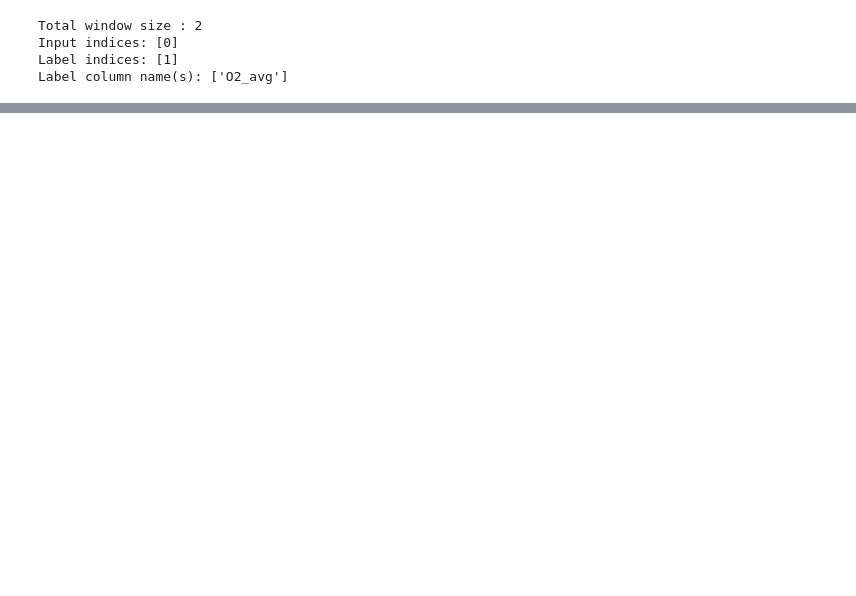
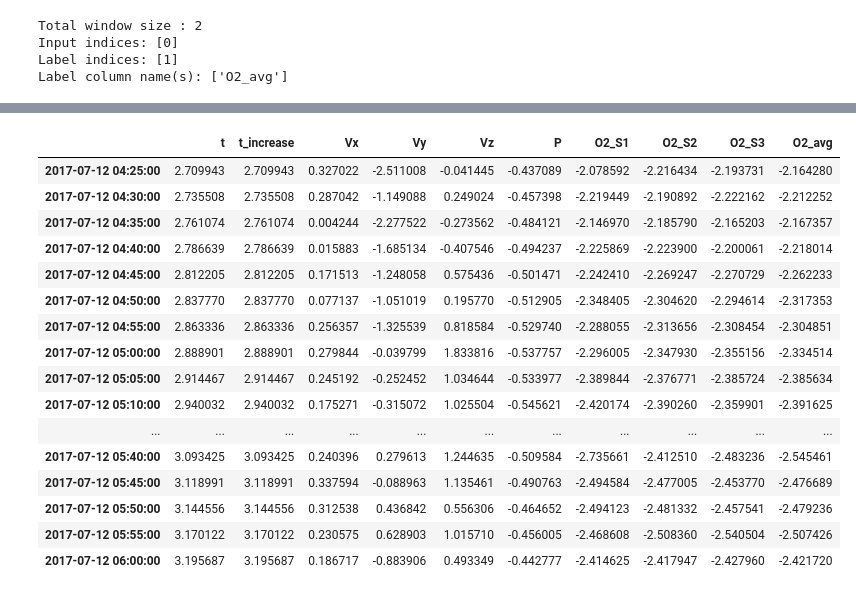
Before and after one commit to rzv09/smores_proj, a Jupyter notebook: src/lstm.ipynb, the cells around one changed output, grey strips where cells are left out. Saved outputs shown, nothing was run; the diff lists cells and outputs as text; code cells hidden in the pictures; blank space fills up the shorter version.

```diff
--- a/src/lstm.ipynb
+++ b/src/lstm.ipynb
@@ -375,0 +482,20 @@ wide_window.plot(baseline)
+# %%
+wide_window.test_df
+# %% [output]
+|  | t | t_increase | Vx | Vy | Vz | P | O2_S1 | O2_S2 | O2_S3 | O2_avg |
+| 2017-07-12 04:25:00 | 2.709943 | 2.709943 | 0.327022 | -2.511008 | -0.041445 | -0.437089 | -2.078592 | -2.216434 | -2.193731 | -2.164280 |
+| 2017-07-12 04:30:00 | 2.735508 | 2.735508 | 0.287042 | -1.149088 | 0.249024 | -0.457398 | -2.219449 | -2.190892 | -2.222162 | -2.212252 |
+| 2017-07-12 04:35:00 | 2.761074 | 2.761074 | 0.004244 | -2.277522 | -0.273562 | -0.484121 | -2.146970 | -2.185790 | -2.165203 | -2.167357 |
+| 2017-07-12 04:40:00 | 2.786639 | 2.786639 | 0.015883 | -1.685134 | -0.407546 | -0.494237 | -2.225869 | -2.223900 | -2.200061 | -2.218014 |
+| 2017-07-12 04:45:00 | 2.812205 | 2.812205 | 0.171513 | -1.248058 | 0.575436 | -0.501471 | -2.242410 | -2.269247 | -2.270729 | -2.262233 |
+| 2017-07-12 04:50:00 | 2.837770 | 2.837770 | 0.077137 | -1.051019 | 0.195770 | -0.512905 | -2.348405 | -2.304620 | -2.294614 | -2.317353 |
+| 2017-07-12 04:55:00 | 2.863336 | 2.863336 | 0.256357 | -1.325539 | 0.818584 | -0.529740 | -2.288055 | -2.313656 | -2.308454 | -2.304851 |
+| 2017-07-12 05:00:00 | 2.888901 | 2.888901 | 0.279844 | -0.039799 | 1.833816 | -0.537757 | -2.296005 | -2.347930 | -2.355156 | -2.334514 |
+| 2017-07-12 05:05:00 | 2.914467 | 2.914467 | 0.245192 | -0.252452 | 1.034644 | -0.533977 | -2.389844 | -2.376771 | -2.385724 | -2.385634 |
+| 2017-07-12 05:10:00 | 2.940032 | 2.940032 | 0.175271 | -0.315072 | 1.025504 | -0.545621 | -2.420174 | -2.390260 | -2.359901 | -2.391625 |
+| ... | ... | ... | ... | ... | ... | ... | ... | ... | ... | ... |
+| 2017-07-12 05:40:00 | 3.093425 | 3.093425 | 0.240396 | 0.279613 | 1.244635 | -0.509584 | -2.735661 | -2.412510 | -2.483236 | -2.545461 |
+| 2017-07-12 05:45:00 | 3.118991 | 3.118991 | 0.337594 | -0.088963 | 1.135461 | -0.490763 | -2.494584 | -2.477005 | -2.453770 | -2.476689 |
+| 2017-07-12 05:50:00 | 3.144556 | 3.144556 | 0.312538 | 0.436842 | 0.556306 | -0.464652 | -2.494123 | -2.481332 | -2.457541 | -2.479236 |
+| 2017-07-12 05:55:00 | 3.170122 | 3.170122 | 0.230575 | 0.628903 | 1.015710 | -0.456005 | -2.468608 | -2.508360 | -2.540504 | -2.507426 |
+| 2017-07-12 06:00:00 | 3.195687 | 3.195687 | 0.186717 | -0.883906 | 0.493349 | -0.442777 | -2.414625 | -2.417947 | -2.427960 | -2.421720 |
```
Also changed, not shown: parts of 16 cells of this notebook.
